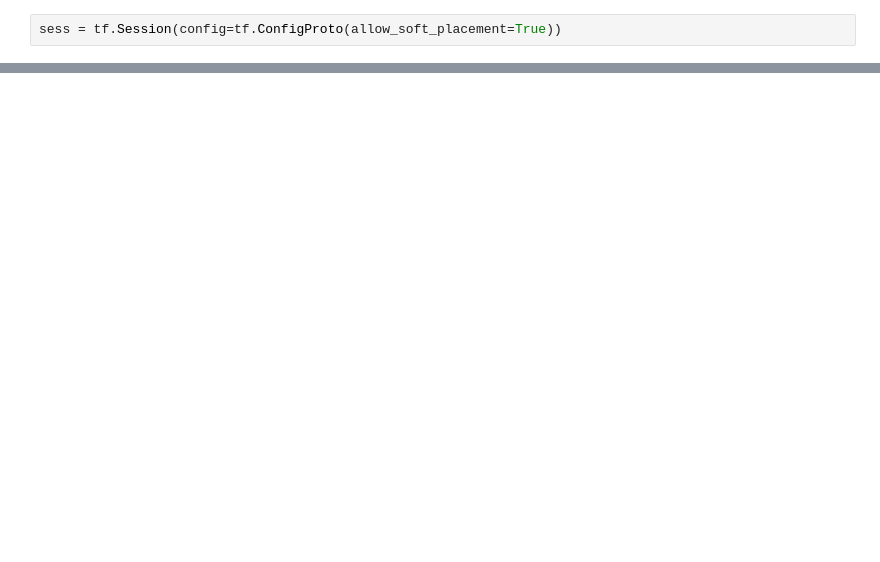
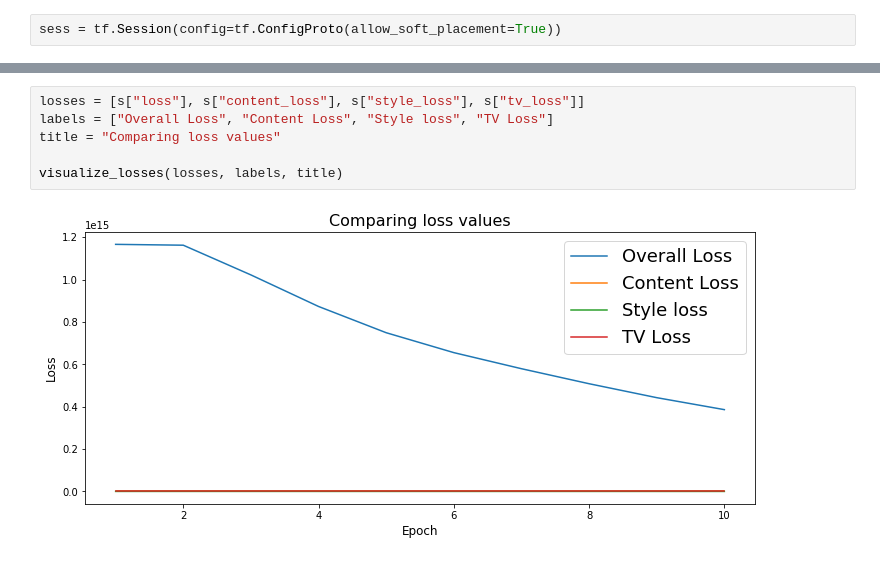
Before and after one commit to vonum/style-transfer, a Jupyter notebook: Style Transfer.ipynb, the cells around one changed output, grey strips where cells are left out. Drawn from its saved outputs; the diff is of its cells as text; blank space fills up the shorter version.

```diff
--- a/Style Transfer.ipynb
+++ b/Style Transfer.ipynb
@@ -94,0 +83,8 @@ INFO:tensorflow:Optimization terminated with:
+# %%
+losses = [s["loss"], s["content_loss"], s["style_loss"], s["tv_loss"]]
+labels = ["Overall Loss", "Content Loss", "Style loss", "TV Loss"]
+title = "Comparing loss values"
+
+visualize_losses(losses, labels, title)
+# %% [output]
+[figure, added]
```
Also changed, not shown: parts of 7 cells of this notebook, 1 other file.
